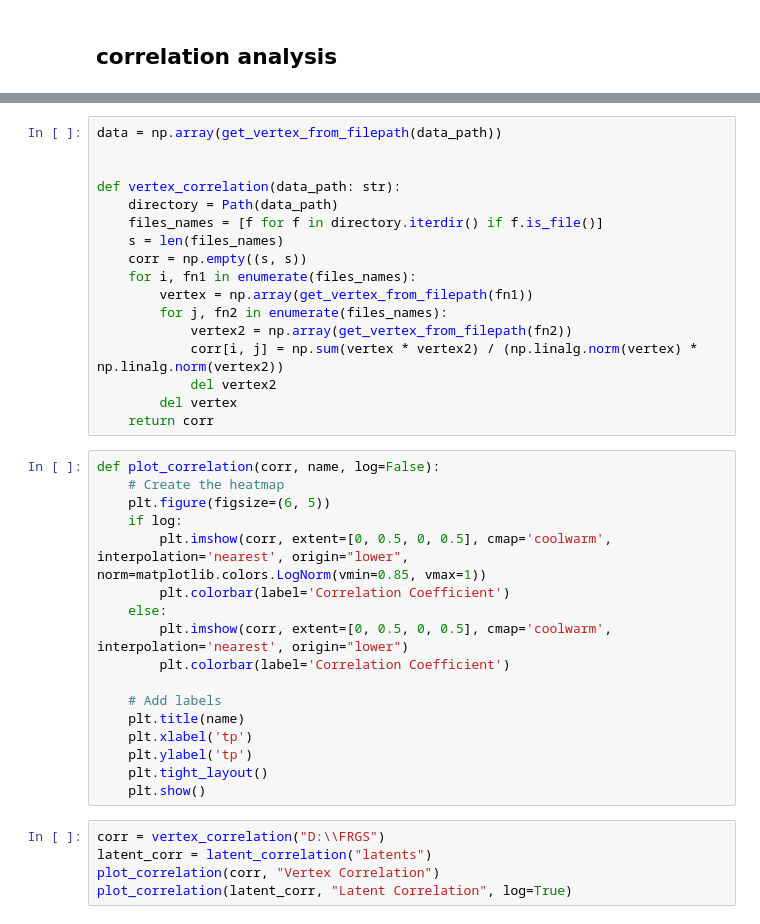
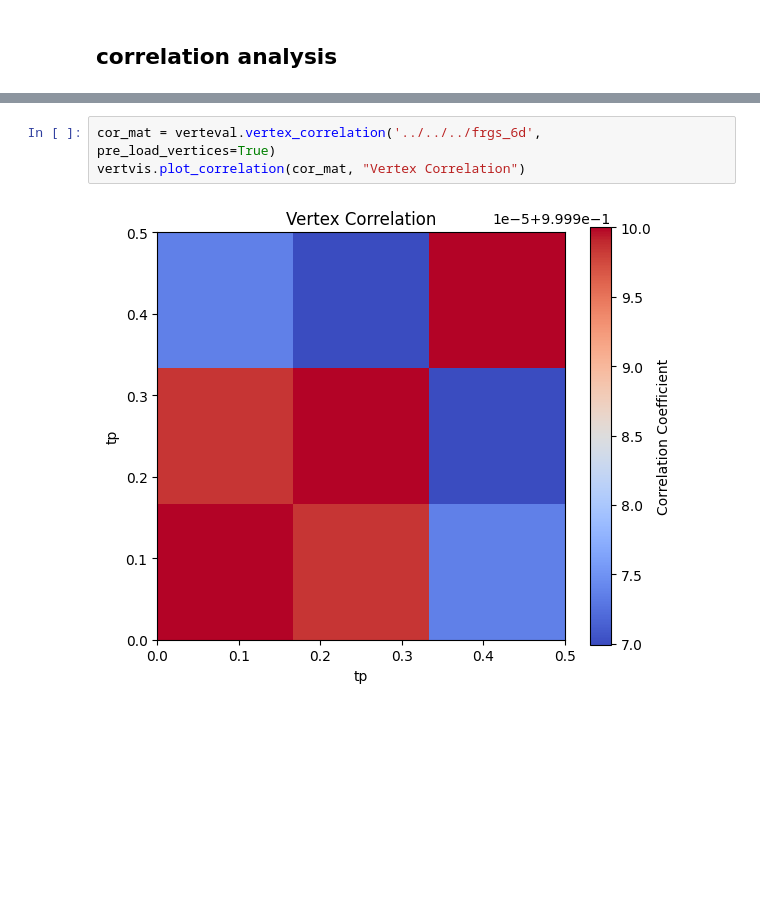
Before and after one commit to DanielSpringer/PhysML, a Jupyter notebook: notebooks/vertex/dev_vsc.ipynb, the cells around one changed output, grey strips where cells are left out. Cells and saved outputs as stored; diff of their text form; blank space fills up the shorter version.

Commit message:
add vertex corrleation, latent dimension prediction

```diff
--- a/notebooks/vertex/dev_vsc.ipynb
+++ b/notebooks/vertex/dev_vsc.ipynb
@@ -252,39 +259,5 @@ vertex6 = AutoEncoderVertex24x6Dataset.load_from_file(test_file6d)
-# %%
-data = np.array(get_vertex_from_filepath(data_path))
-
-
-def vertex_correlation(data_path: str):
-    directory = Path(data_path)
-    files_names = [f for f in directory.iterdir() if f.is_file()]
-    s = len(files_names)
-    corr = np.empty((s, s))
-    for i, fn1 in enumerate(files_names):
-        vertex = np.array(get_vertex_from_filepath(fn1))
-        for j, fn2 in enumerate(files_names):
-            vertex2 = np.array(get_vertex_from_filepath(fn2))
-            corr[i, j] = np.sum(vertex * vertex2) / (np.linalg.norm(vertex) * np.linalg.norm(vertex2))
-            del vertex2
-        del vertex
-    return corr
-# %%
-def plot_correlation(corr, name, log=False):
-    # Create the heatmap
-    plt.figure(figsize=(6, 5))
-    if log:
-        plt.imshow(corr, extent=[0, 0.5, 0, 0.5], cmap='coolwarm', interpolation='nearest', origin="lower", norm=matplotlib.colors.LogNorm(vmin=0.85, vmax=1))
-        plt.colorbar(label='Correlation Coefficient')
-    else:
-        plt.imshow(corr, extent=[0, 0.5, 0, 0.5], cmap='coolwarm', interpolation='nearest', origin="lower")
-        plt.colorbar(label='Correlation Coefficient')
-
-    # Add labels
-    plt.title(name)
-    plt.xlabel('tp')
-    plt.ylabel('tp')
-    plt.tight_layout()
-    plt.show()
-# %%
-corr = vertex_correlation("D:\\FRGS")
-latent_corr = latent_correlation("latents")
-plot_correlation(corr, "Vertex Correlation")
-plot_correlation(latent_corr, "Latent Correlation", log=True)
+# %%
+cor_mat = verteval.vertex_correlation('../../../frgs_6d', pre_load_vertices=True)
+vertvis.plot_correlation(cor_mat, "Vertex Correlation")
+# %% [output]
+[figure, added]
```
Also changed, not shown: parts of 6 cells of this notebook, 2 other files.
